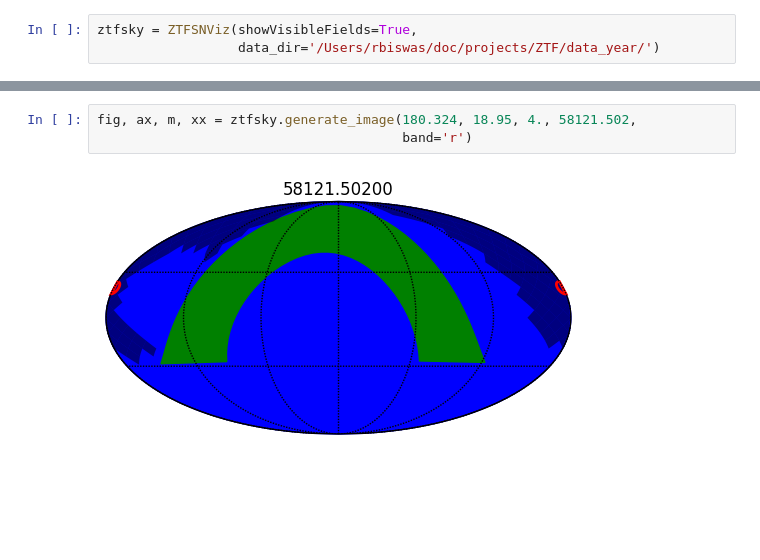
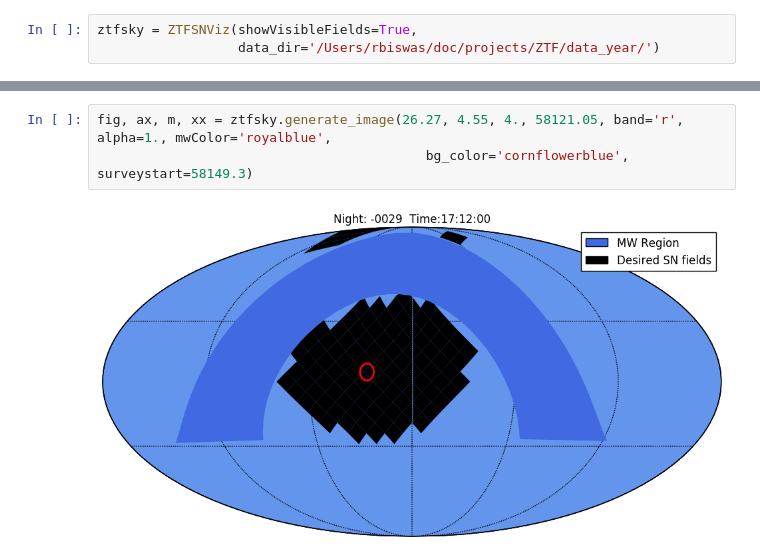
Before and after one commit to oskarkleincentre/cadence_demo_for_ztf, a Jupyter notebook: examples/Demo_ztf_visibleFields.ipynb, the cells around one changed output, grey strips where cells are left out. Cells and saved outputs as stored; diff of their text form; blank space fills up the shorter version.

```diff
--- a/examples/Demo_ztf_visibleFields.ipynb
+++ b/examples/Demo_ztf_visibleFields.ipynb
@@ -14,5 +56,5 @@ fig, ax, m, xx = ztfsky.generate_image(26.27, 4.55, 4., 58121.15, band='r')
 # %%
-fig, ax, m, xx = ztfsky.generate_image(180.324, 18.95, 4., 58121.502,
-                                       band='r')
+fig, ax, m, xx = ztfsky.generate_image(26.27, 4.55, 4., 58121.05, band='r', alpha=1., mwColor='royalblue',
+                                          bg_color='cornflowerblue', surveystart=58149.3)
 # %% [output]
-[figure, old version]
+[figure, new version]
```
Also changed, not shown: parts of 8 cells of this notebook, 2 other files.
